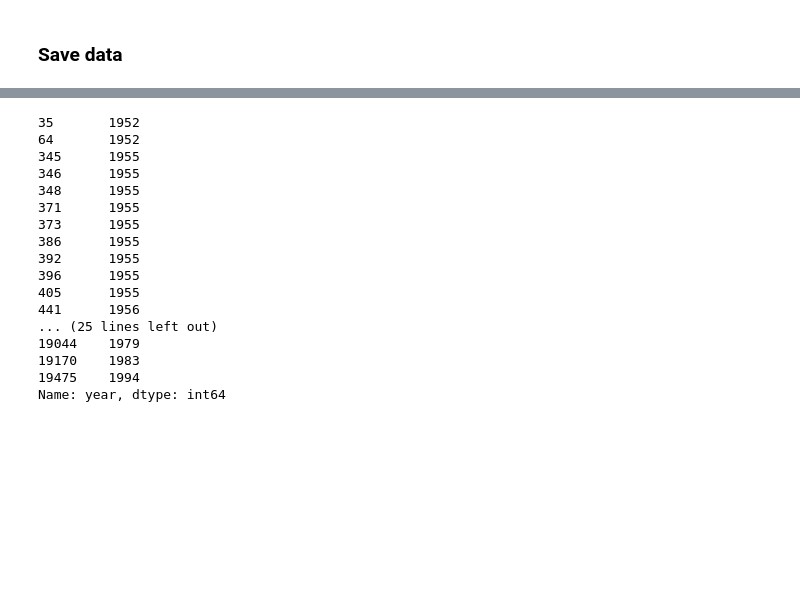
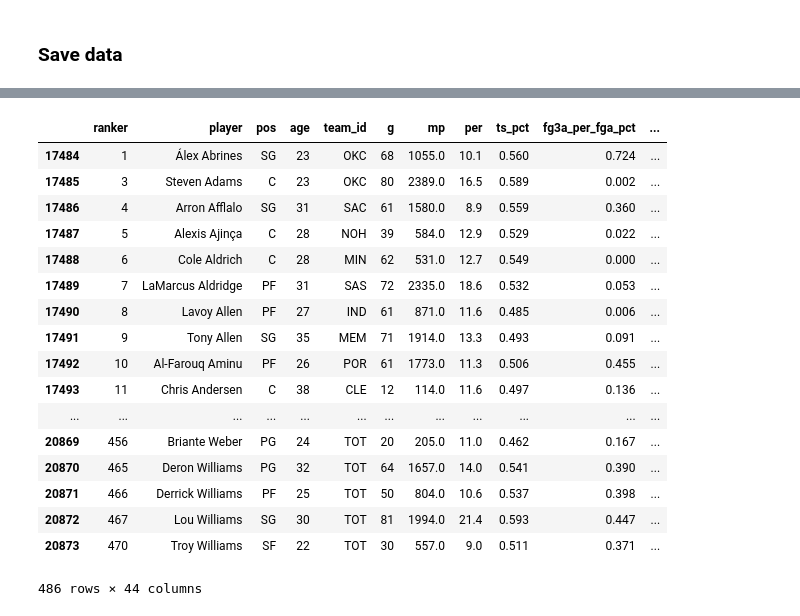
Before and after one commit to hwchase17/sports, a Jupyter notebook: nba_player_progression/load_data.ipynb, the cells around one changed output, grey strips where cells are left out. Saved outputs shown, nothing was run; the diff lists cells and outputs as text; code cells hidden in the pictures; blank space fills up the shorter version.

```diff
--- a/nba_player_progression/load_data.ipynb
+++ b/nba_player_progression/load_data.ipynb
@@ -236,3 +253,26 @@ all_stats = all_stats.merge(filtered_team_df, how='left', on='team_id_url')
+# %%
+merged = coaches_by_year.merge(p_year, how='left', on=['team_id', 'year'], suffixes=('', '_p'))
+merged = merged.iloc[::-1]
+# %%
+merged['year_coaching'] = 0
+# %%
+prev = np.nan
+p_t = np.nan
+yr_coaching = 0
+for i, row in merged.iterrows():
+    if pd.isnull(prev):
+        merged.loc[i, 'year_coaching'] = 0
+        yr_coaching = 0
+    elif (prev == row['coaches_url_p']) and (p_t == row['team_id']):
+        yr_coaching +=1
+        merged.loc[i, 'year_coaching'] = yr_coaching
+    else:
+        merged.loc[i, 'year_coaching'] = 0
+        yr_coaching = 0
+    prev = row['coaches_url_p']
+    p_t = row['team_id']
+# %%
+all_stats_team = all_stats.merge(merged[['started_team_url', 'year_coaching']], how='left', on='started_team_url')
 # %% [markdown]
 ### Save data
 # %%
@@ -260,20 +280,21 @@ Name: 19475, dtype: object
-# %%
-all_stats[all_stats['started_team'] == 'TOT']['year']
-# %% [output]
-35       1952
-64       1952
-345      1955
-346      1955
-348      1955
-371      1955
-373      1955
-386      1955
-392      1955
-396      1955
-405      1955
-441      1956
-... (25 lines left out)
-19044    1979
-19170    1983
-19475    1994
-Name: year, dtype: int64
+# %%
+all_stats_team[all_stats_team['year'] == 2017]
+# %% [output]
+|  | ranker | player | pos | age | team_id | g | mp | per | ts_pct | fg3a_per_fga_pct | ... |
+| 17484 | 1 | Álex Abrines | SG | 23 | OKC | 68 | 1055.0 | 10.1 | 0.560 | 0.724 | ... |
+| 17485 | 3 | Steven Adams | C | 23 | OKC | 80 | 2389.0 | 16.5 | 0.589 | 0.002 | ... |
+| 17486 | 4 | Arron Afflalo | SG | 31 | SAC | 61 | 1580.0 | 8.9 | 0.559 | 0.360 | ... |
+| 17487 | 5 | Alexis Ajinça | C | 28 | NOH | 39 | 584.0 | 12.9 | 0.529 | 0.022 | ... |
+| 17488 | 6 | Cole Aldrich | C | 28 | MIN | 62 | 531.0 | 12.7 | 0.549 | 0.000 | ... |
+| 17489 | 7 | LaMarcus Aldridge | PF | 31 | SAS | 72 | 2335.0 | 18.6 | 0.532 | 0.053 | ... |
+| 17490 | 8 | Lavoy Allen | PF | 27 | IND | 61 | 871.0 | 11.6 | 0.485 | 0.006 | ... |
+| 17491 | 9 | Tony Allen | SG | 35 | MEM | 71 | 1914.0 | 13.3 | 0.493 | 0.091 | ... |
+| 17492 | 10 | Al-Farouq Aminu | PF | 26 | POR | 61 | 1773.0 | 11.3 | 0.506 | 0.455 | ... |
+| 17493 | 11 | Chris Andersen | C | 38 | CLE | 12 | 114.0 | 11.6 | 0.497 | 0.136 | ... |
+| ... | ... | ... | ... | ... | ... | ... | ... | ... | ... | ... | ... |
+| 20869 | 456 | Briante Weber | PG | 24 | TOT | 20 | 205.0 | 11.0 | 0.462 | 0.167 | ... |
+| 20870 | 465 | Deron Williams | PG | 32 | TOT | 64 | 1657.0 | 14.0 | 0.541 | 0.390 | ... |
+| 20871 | 466 | Derrick Williams | PF | 25 | TOT | 50 | 804.0 | 10.6 | 0.537 | 0.398 | ... |
+| 20872 | 467 | Lou Williams | SG | 30 | TOT | 81 | 1994.0 | 21.4 | 0.593 | 0.447 | ... |
+| 20873 | 470 | Troy Williams | SF | 22 | TOT | 30 | 557.0 | 9.0 | 0.511 | 0.371 | ... |
+486 rows × 44 columns
```
Also changed, not shown: parts of 12 cells of this notebook, 3 other files.
